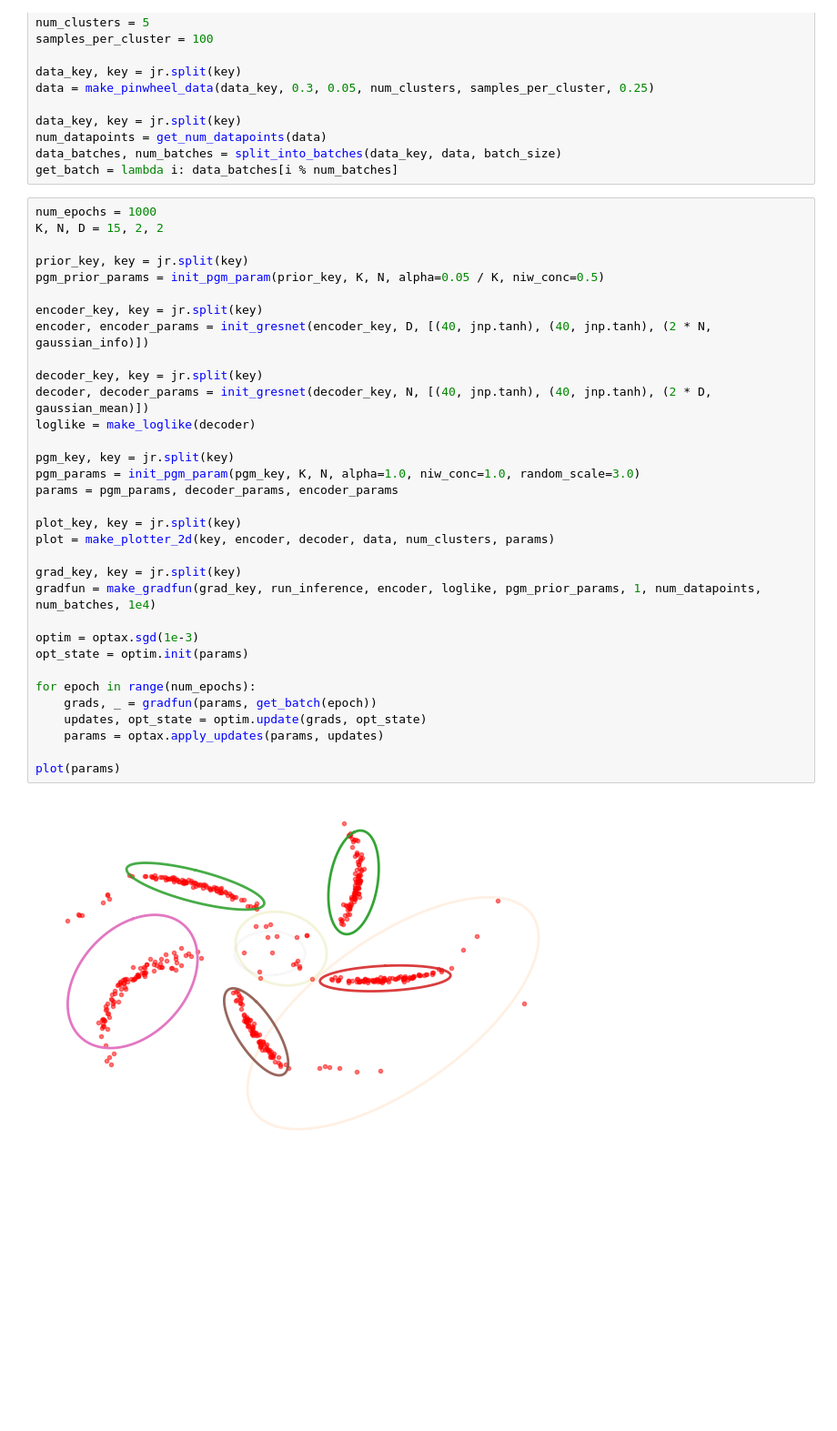
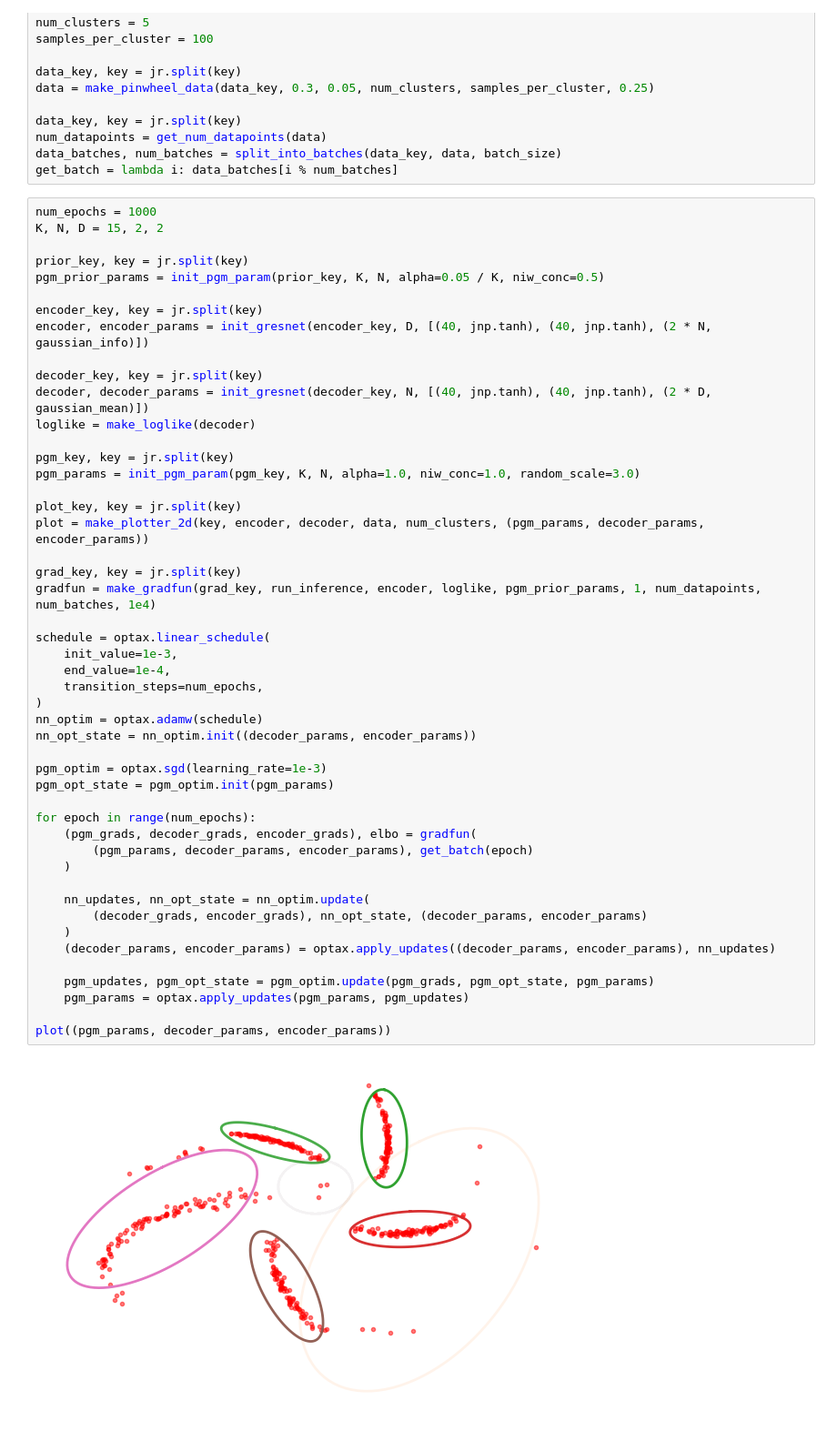
Before and after one commit to alec-tschantz/svae-jax, a Jupyter notebook: examples/gmm/gmm.ipynb, the cells around one changed output. Shown at 91% size. Saved outputs shown, nothing was run; the diff lists cells and outputs as text; blank space fills up the shorter version.

```diff
--- a/examples/gmm/gmm.ipynb
+++ b/examples/gmm/gmm.ipynb
@@ -55,35 +55,50 @@ get_batch = lambda i: data_batches[i % num_batches]
 # %%
 num_epochs = 1000
 K, N, D = 15, 2, 2
 
 prior_key, key = jr.split(key)
 pgm_prior_params = init_pgm_param(prior_key, K, N, alpha=0.05 / K, niw_conc=0.5)
 
 encoder_key, key = jr.split(key)
 encoder, encoder_params = init_gresnet(encoder_key, D, [(40, jnp.tanh), (40, jnp.tanh), (2 * N, gaussian_info)])
 
 decoder_key, key = jr.split(key)
 decoder, decoder_params = init_gresnet(decoder_key, N, [(40, jnp.tanh), (40, jnp.tanh), (2 * D, gaussian_mean)])
 loglike = make_loglike(decoder)
 
 pgm_key, key = jr.split(key)
 pgm_params = init_pgm_param(pgm_key, K, N, alpha=1.0, niw_conc=1.0, random_scale=3.0)
-params = pgm_params, decoder_params, encoder_params
 
 plot_key, key = jr.split(key)
-plot = make_plotter_2d(key, encoder, decoder, data, num_clusters, params)
+plot = make_plotter_2d(key, encoder, decoder, data, num_clusters, (pgm_params, decoder_params, encoder_params))
 
 grad_key, key = jr.split(key)
 gradfun = make_gradfun(grad_key, run_inference, encoder, loglike, pgm_prior_params, 1, num_datapoints, num_batches, 1e4)
 
-optim = optax.sgd(1e-3)
-opt_state = optim.init(params)
+schedule = optax.linear_schedule(
+    init_value=1e-3,
+    end_value=1e-4,
+    transition_steps=num_epochs,
+)
+nn_optim = optax.adamw(schedule)
+nn_opt_state = nn_optim.init((decoder_params, encoder_params))
+
+pgm_optim = optax.sgd(learning_rate=1e-3)
+pgm_opt_state = pgm_optim.init(pgm_params)
 
 for epoch in range(num_epochs):
-    grads, _ = gradfun(params, get_batch(epoch))
-    updates, opt_state = optim.update(grads, opt_state)
-    params = optax.apply_updates(params, updates)
+    (pgm_grads, decoder_grads, encoder_grads), elbo = gradfun(
+        (pgm_params, decoder_params, encoder_params), get_batch(epoch)
+    )
 
-plot(params)
+    nn_updates, nn_opt_state = nn_optim.update(
+        (decoder_grads, encoder_grads), nn_opt_state, (decoder_params, encoder_params)
+    )
+    (decoder_params, encoder_params) = optax.apply_updates((decoder_params, encoder_params), nn_updates)
+
+    pgm_updates, pgm_opt_state = pgm_optim.update(pgm_grads, pgm_opt_state, pgm_params)
+    pgm_params = optax.apply_updates(pgm_params, pgm_updates)
+
+plot((pgm_params, decoder_params, encoder_params))
 # %% [output]
-[figure, old version]
+[figure, new version]
```
Also changed, not shown: 4 other files.
